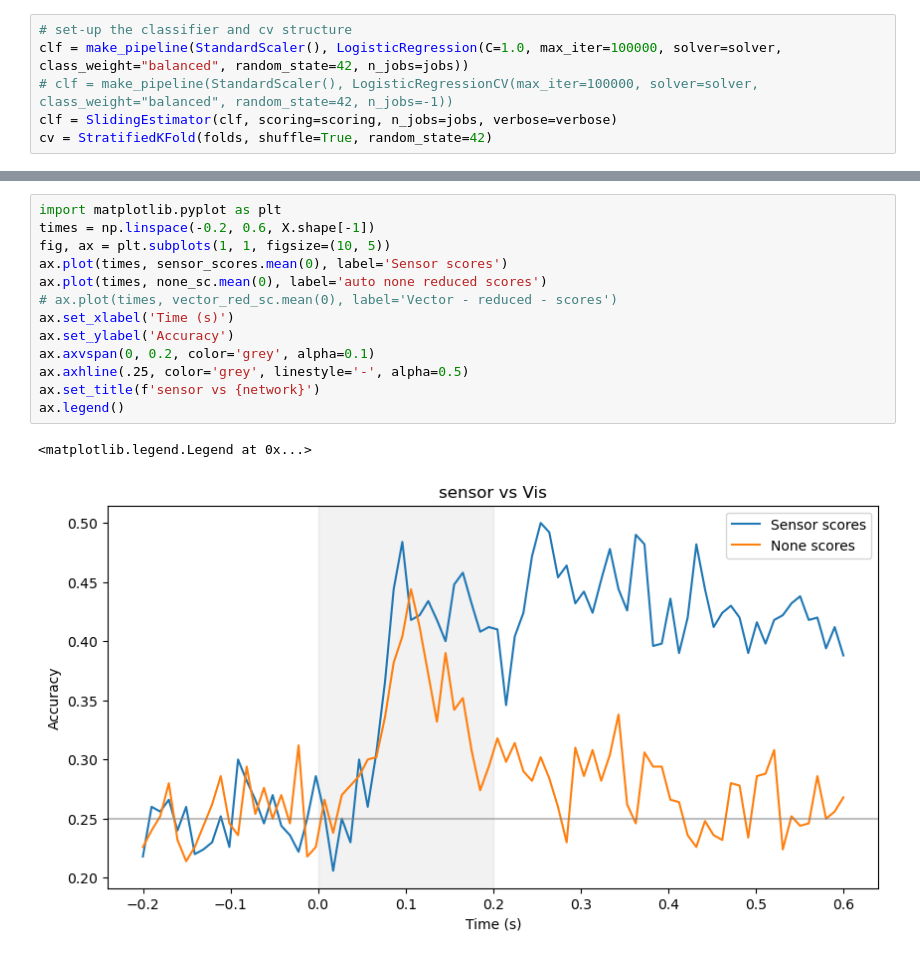
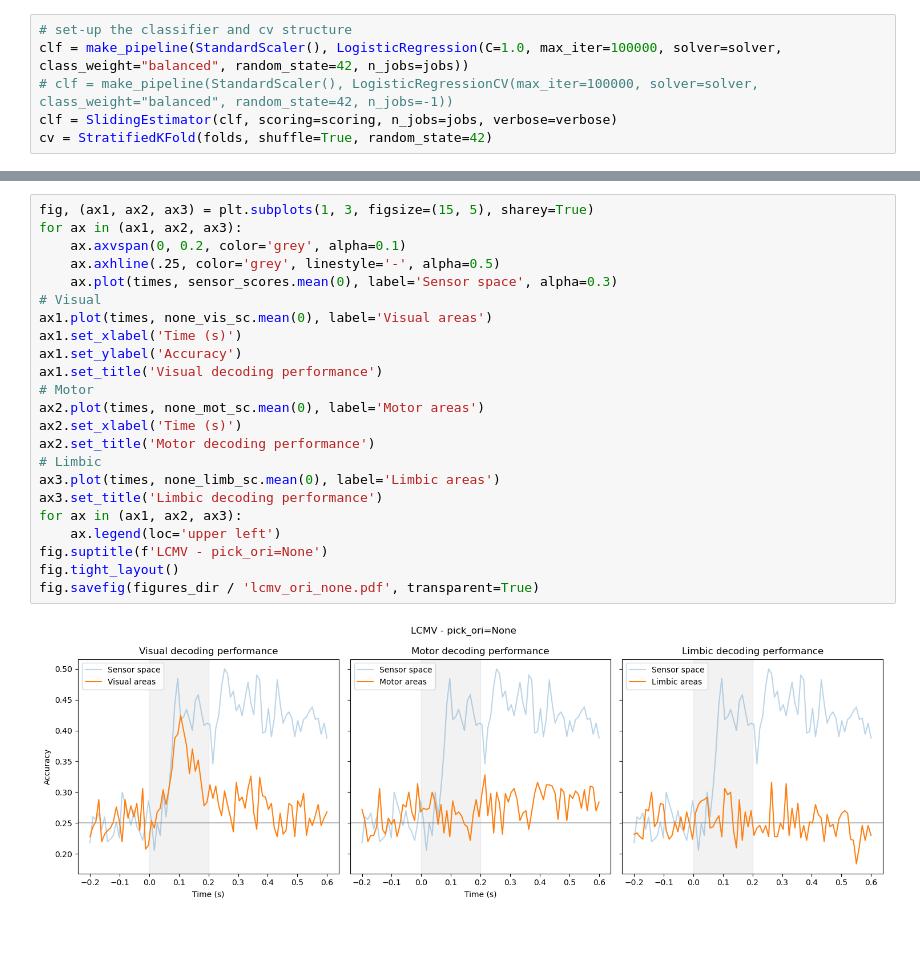
Before and after one commit to ctirou/asrt_analyses, a Jupyter notebook: sensors_vs_source.ipynb, the cells around one changed output, grey strips where cells are left out. Drawn from its saved outputs; the diff is of its cells as text; blank space fills up the shorter version.

```diff
--- a/sensors_vs_source.ipynb
+++ b/sensors_vs_source.ipynb
@@ -129,17 +179,26 @@ none_sc = cross_val_multiscore(clf, X, y, cv=cv, verbose=verbose)
-# %%
-import matplotlib.pyplot as plt
-times = np.linspace(-0.2, 0.6, X.shape[-1])
-fig, ax = plt.subplots(1, 1, figsize=(10, 5))
-ax.plot(times, sensor_scores.mean(0), label='Sensor scores')
-ax.plot(times, none_sc.mean(0), label='auto none reduced scores')
-# ax.plot(times, vector_red_sc.mean(0), label='Vector - reduced - scores')
-ax.set_xlabel('Time (s)')
-ax.set_ylabel('Accuracy')
-ax.axvspan(0, 0.2, color='grey', alpha=0.1)
-ax.axhline(.25, color='grey', linestyle='-', alpha=0.5)
-ax.set_title(f'sensor vs {network}')
-ax.legend()
-# %% [output]
-<matplotlib.legend.Legend at 0x...>
-[figure, removed]
+# %%
+fig, (ax1, ax2, ax3) = plt.subplots(1, 3, figsize=(15, 5), sharey=True)
+for ax in (ax1, ax2, ax3):
+    ax.axvspan(0, 0.2, color='grey', alpha=0.1)
+    ax.axhline(.25, color='grey', linestyle='-', alpha=0.5)
+    ax.plot(times, sensor_scores.mean(0), label='Sensor space', alpha=0.3)
+# Visual
+ax1.plot(times, none_vis_sc.mean(0), label='Visual areas')
+ax1.set_xlabel('Time (s)')
+ax1.set_ylabel('Accuracy')
+ax1.set_title('Visual decoding performance')
+# Motor
+ax2.plot(times, none_mot_sc.mean(0), label='Motor areas')
+ax2.set_xlabel('Time (s)')
+ax2.set_title('Motor decoding performance')
+# Limbic
+ax3.plot(times, none_limb_sc.mean(0), label='Limbic areas')
+ax3.set_title('Limbic decoding performance')
+for ax in (ax1, ax2, ax3):
+    ax.legend(loc='upper left')
+fig.suptitle(f'LCMV - pick_ori=None')
+fig.tight_layout()
+fig.savefig(figures_dir / 'lcmv_ori_none.pdf', transparent=True)
+# %% [output]
+[figure, added]
 # %%
```
Also changed, not shown: parts of 19 cells of this notebook, 2 other files.
